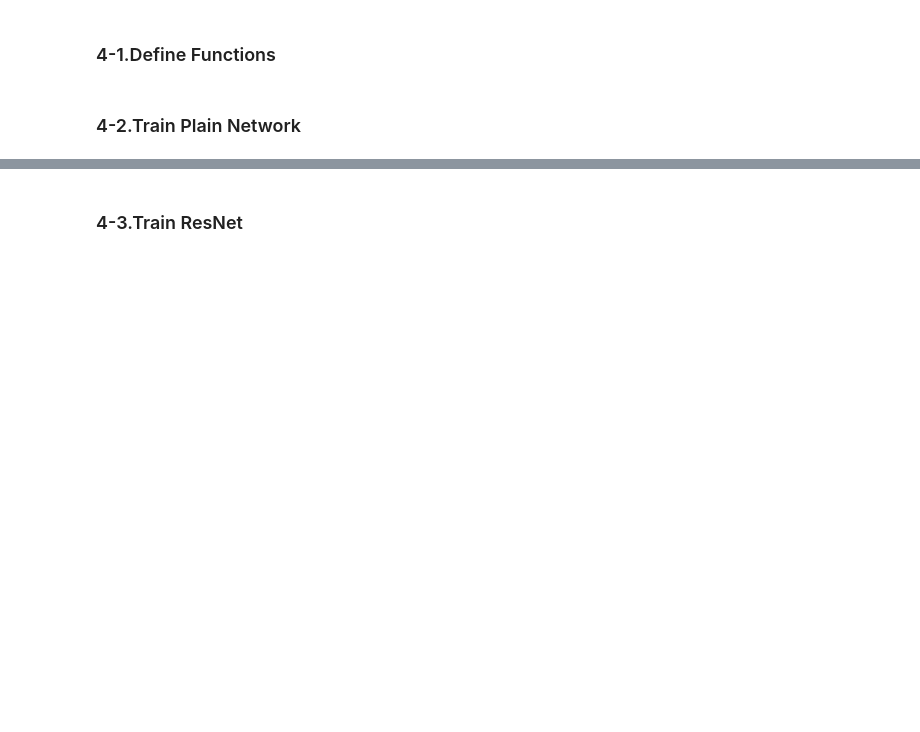
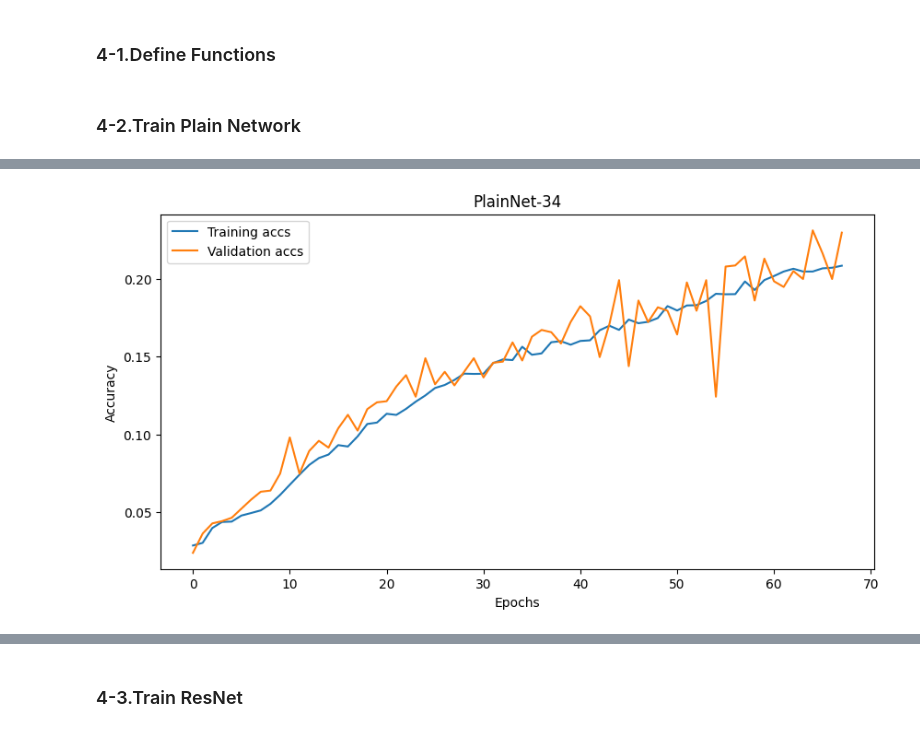
Before and after one commit to pervin0527/DL-basic, a Jupyter notebook: 09-Deep Residual Learning for Image Recognition.ipynb, the cells around one changed output, grey strips where cells are left out. Cells and saved outputs as stored; diff of their text form; code cells hidden in the pictures; blank space fills up the shorter version.

```diff
--- a/09-Deep Residual Learning for Image Recognition.ipynb
+++ b/09-Deep Residual Learning for Image Recognition.ipynb
@@ -479,3 +560,14 @@ def valid(model, dataloader, criterion, device):
+# %%
+plt.figure(figsize=(10, 5))
+plt.plot(train_accs, label='Training accs')
+plt.plot(valid_accs, label='Validation accs')
+plt.xlabel('Epochs')
+plt.ylabel('Accuracy')
+plt.legend()
+plt.title('PlainNet-34')
+plt.show()
+# %% [output]
+[figure, added]
 # %%
 plain_model = PlainNet("plainnet50", num_classes=len(classes))
 plain_model = plain_model.to(device)
```
Also changed, not shown: parts of 15 cells of this notebook.
